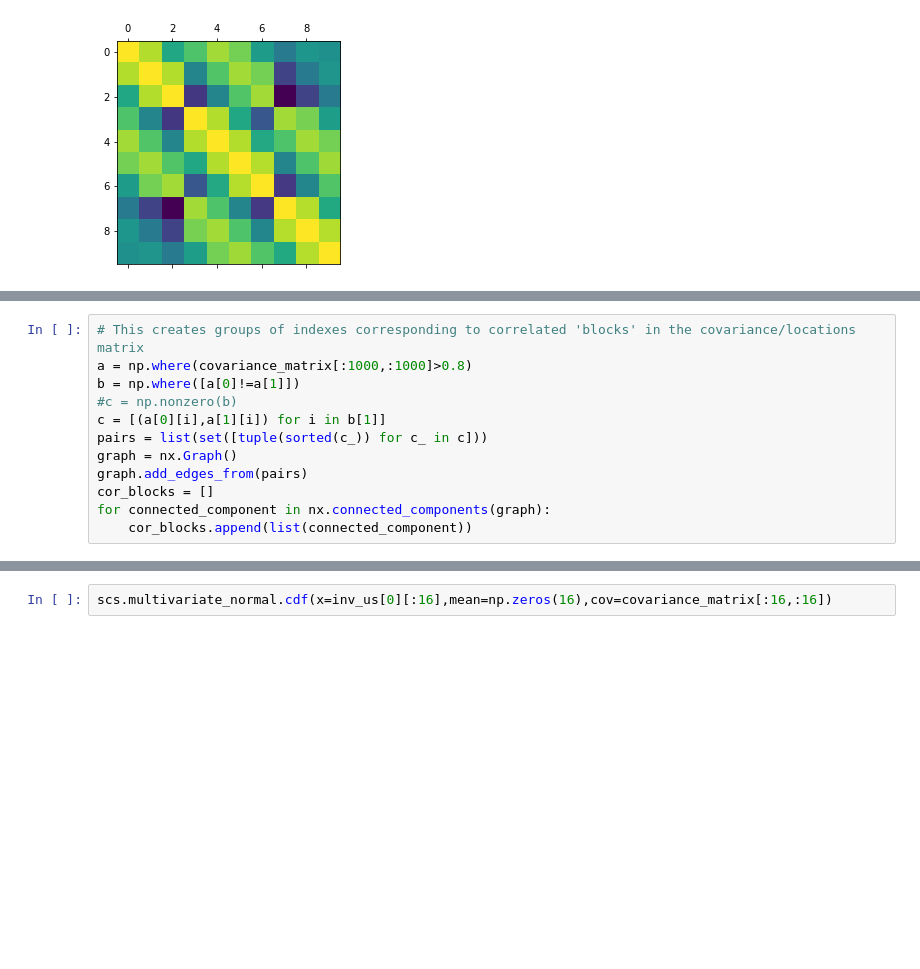
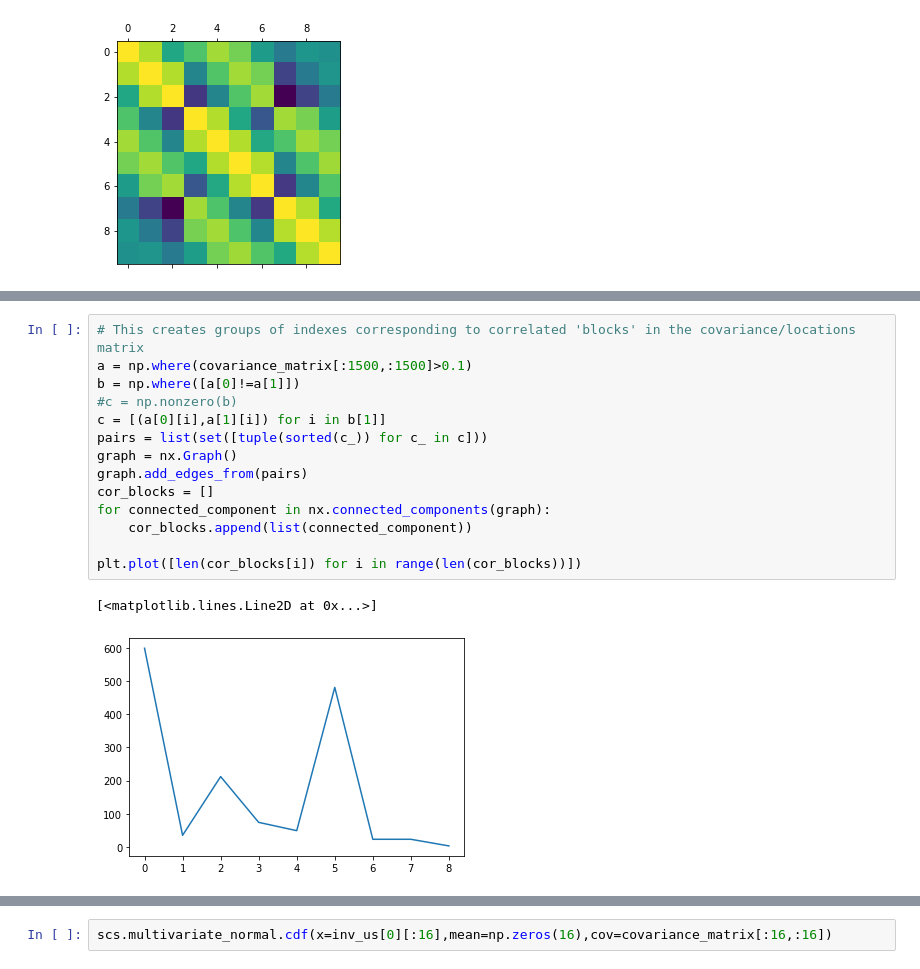
Before and after one commit to Huk-David/SpaDep_VCop, a Jupyter notebook: Publication_work/Truncated_copula.ipynb, the cells around one changed output, grey strips where cells are left out. Cells and saved outputs as stored; diff of their text form; blank space fills up the shorter version.

```diff
--- a/Publication_work/Truncated_copula.ipynb
+++ b/Publication_work/Truncated_copula.ipynb
@@ -209,13 +232,18 @@ set a condition on distance between indexes
 # %%
 # This creates groups of indexes corresponding to correlated 'blocks' in the covariance/locations matrix
-a = np.where(covariance_matrix[:1000,:1000]>0.8)
+a = np.where(covariance_matrix[:1500,:1500]>0.1)
 b = np.where([a[0]!=a[1]])
 #c = np.nonzero(b)
 c = [(a[0][i],a[1][i]) for i in b[1]]
 pairs = list(set([tuple(sorted(c_)) for c_ in c]))
 graph = nx.Graph()
 graph.add_edges_from(pairs)
 cor_blocks = []
 for connected_component in nx.connected_components(graph):
     cor_blocks.append(list(connected_component))
+
+plt.plot([len(cor_blocks[i]) for i in range(len(cor_blocks))])
+# %% [output]
+[<matplotlib.lines.Line2D at 0x...>]
+[figure, added]
 # %%
```
Also changed, not shown: parts of 12 cells of this notebook.
